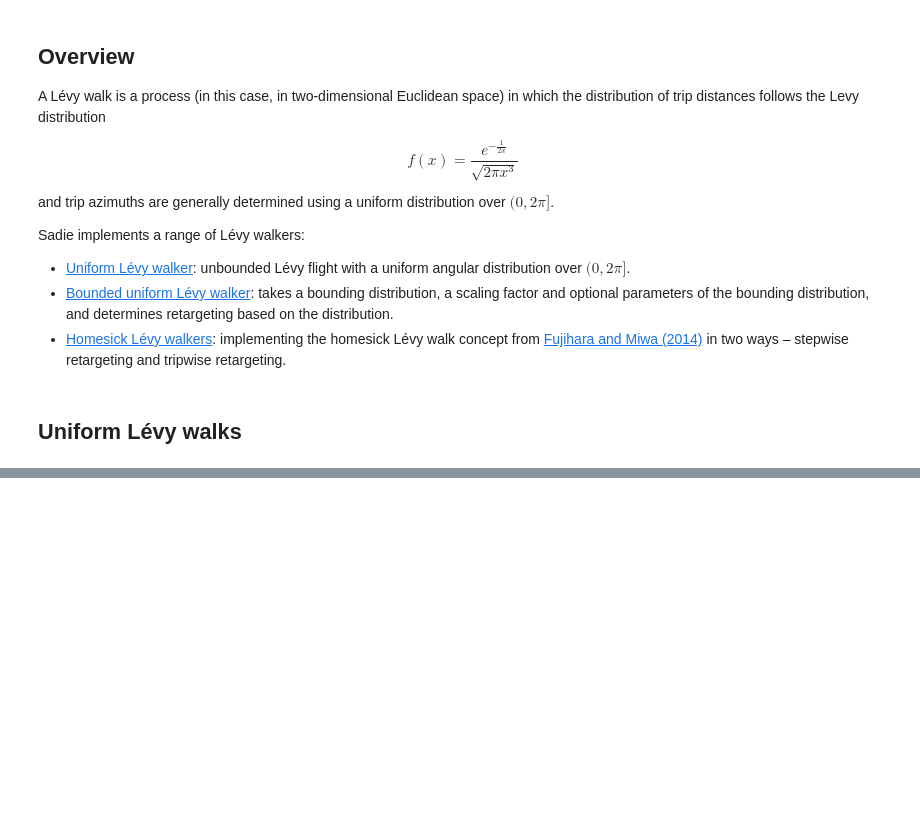
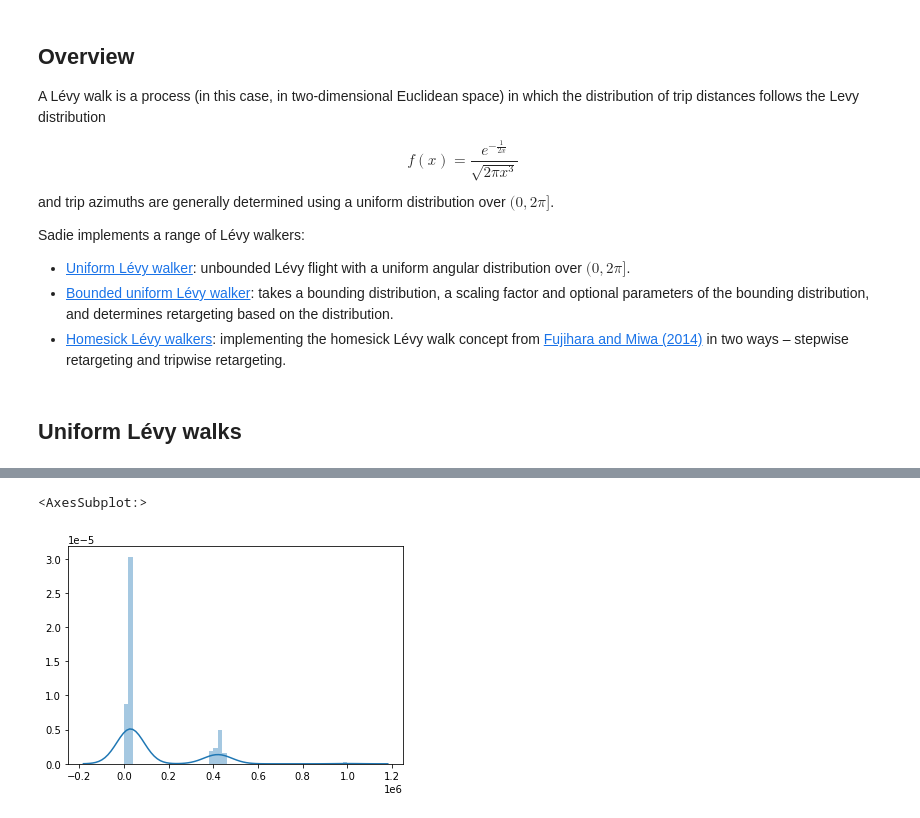
Before and after one commit to chrisvoncsefalvay/sadie, a Jupyter notebook: examples/Basic Levy walks.ipynb, the cells around one changed output, grey strips where cells are left out. Cells and saved outputs as stored; diff of their text form; code cells hidden in the pictures; blank space fills up the shorter version.

```diff
--- a/examples/Basic Levy walks.ipynb
+++ b/examples/Basic Levy walks.ipynb
@@ -63,0 +114,13 @@ Wall time: 17.7 s
+# %%
+from scipy.stats import levy
+
+m = models.simple.SimpleModel(max_time=1000000)
+agt = agents.walkers.BoundedUniformLevyRandomWalker(x_init=np.random.randint(-100, 100),
+                                                          y_init=np.random.randint(-100, 100),
+                                                          bounding_distribution=levy, scale_factor=10)
+m.add_agent(agt)
+
+%time
+m.run()
+
+df = m.to_df()
@@ -63,0 +130,5 @@ Wall time: 17.7 s
+# %%
+sns.distplot(df.groupby(["tx", "ty"]).agg({"td": max}))
+# %% [output]
+<AxesSubplot:>
+[figure, added]
```
Also changed, not shown: parts of 10 cells of this notebook.
